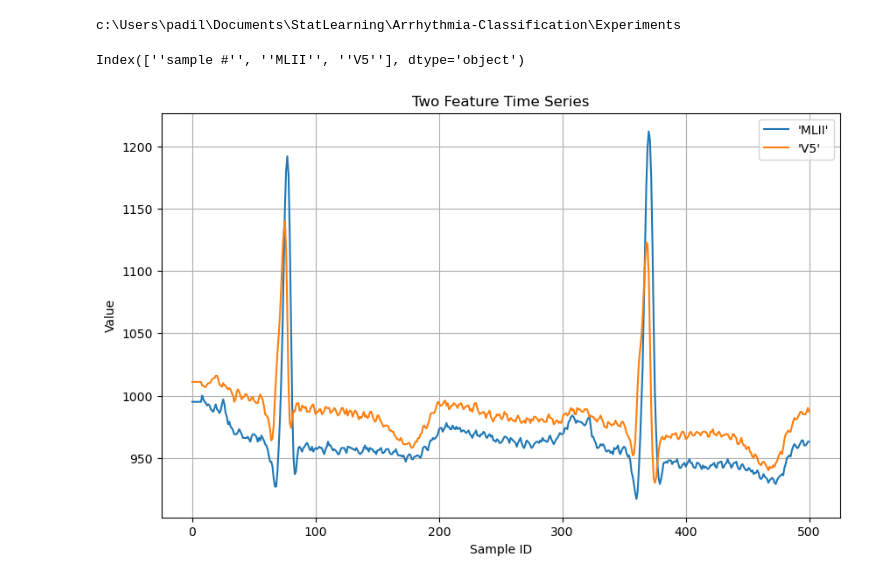
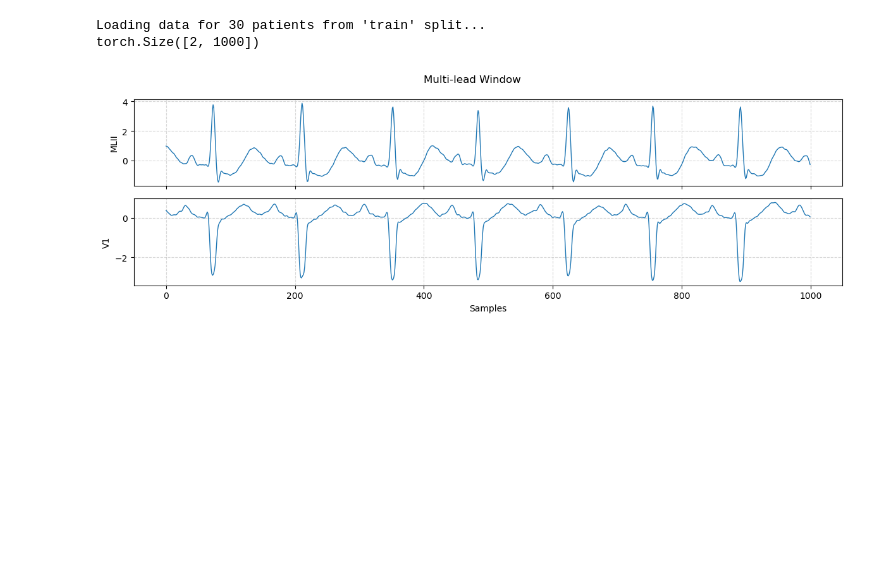
Before and after one commit to Rpadilla15/Arrhythmia-Classification, a Jupyter notebook: Experiments/data-vis.ipynb, the cells around one changed output. Saved outputs shown, nothing was run; the diff lists cells and outputs as text; code cells hidden in the pictures; blank space fills up the shorter version.

Commit message:
Data experimentation notebook to visualize and check the augmentations etc. Modification to patient grouping to include possible leads

```diff
--- a/Experiments/data-vis.ipynb
+++ b/Experiments/data-vis.ipynb
@@ -7,25 +13,50 @@ import numpy as np
 # %%
 BASE_DIR = Path(os.getcwd())
-ROOT_DIR = os.path.join(BASE_DIR, '..', '..')
+ROOT_DIR = os.path.join(BASE_DIR, '..')
 DATA_DIR =  os.path.join(ROOT_DIR, 'Data')
-# %% [output]
-c:\Users\padil\Documents\StatLearning\Arrhythmia-Classification\Experiments
-# %%
-file_path = os.path.join(DATA_DIR, '100.csv')
-
-# Load the CSV file into a DataFrame
-df_0 = pd.read_csv(file_path)
-
-df = df_0.loc[0:500].copy()
-# Print the first 5 rows of the DataFrame to verify
-print(df.columns)
-# %% [output]
-Index([''sample #'', ''MLII'', ''V5''], dtype='object')
-# %%
-df.plot(x="'sample #'", y=["'MLII'", "'V5'"], figsize=(10, 6), title='Two Feature Time Series')
-plt.xlabel('Sample ID')
-plt.ylabel('Value')
-plt.grid(True)
-plt.show()
-# %% [output]
-[figure, removed]
+# %%
+import matplotlib.pyplot as plt
+
+def plot_ecg_window(x, leads=None, title=None):
+    """
+    x: torch.Tensor or np.ndarray, shape (n_channels, window_size)
+    leads: list of lead names for labeling
+    """
+    if isinstance(x, torch.Tensor):
+        x = x.numpy()
+
+    n_channels, window_size = x.shape
+    time = np.arange(window_size)
+
+    fig, axes = plt.subplots(n_channels, 1, figsize=(12, 2*n_channels), sharex=True)
+
+    if n_channels == 1:
+        axes = [axes]
+
+    for i, ax in enumerate(axes):
+        ax.plot(time, x[i], linewidth=1)
+        if leads:
+            ax.set_ylabel(leads[i])
+        ax.grid(True, linestyle="--", alpha=0.5)
+
+    axes[-1].set_xlabel("Samples")
+    if title:
+        plt.suptitle(title)
+    plt.tight_layout()
+    plt.show()
+# %%
+preprocessed_data_dir = os.path.join(DATA_DIR, 'input', 'preprocessed_data',"fs250_bp0.5-45Hz")
+json_split_path = os.path.join(DATA_DIR, 'input', 'experiment', 'leads_MLII_V1_tst0.25_rd42.json')
+
+# Double channel (MLII + V1)
+ds2 = ECGDataset(preprocessed_data_dir, window_size=1000,  json_file_path=json_split_path, mode="sliding")
+print(next(iter(ds2)).shape)  # torch.Size([2, 500])
+# %% [output]
+Loading data for 30 patients from 'train' split...
+torch.Size([2, 1000])
+# %%
+x = ds2[50]
+
+plot_ecg_window(x, leads=["MLII", "V1"], title="Multi-lead Window")
+# %% [output]
+[figure, added]
```
Also changed, not shown: parts of 1 cell of this notebook, 1 other file.
